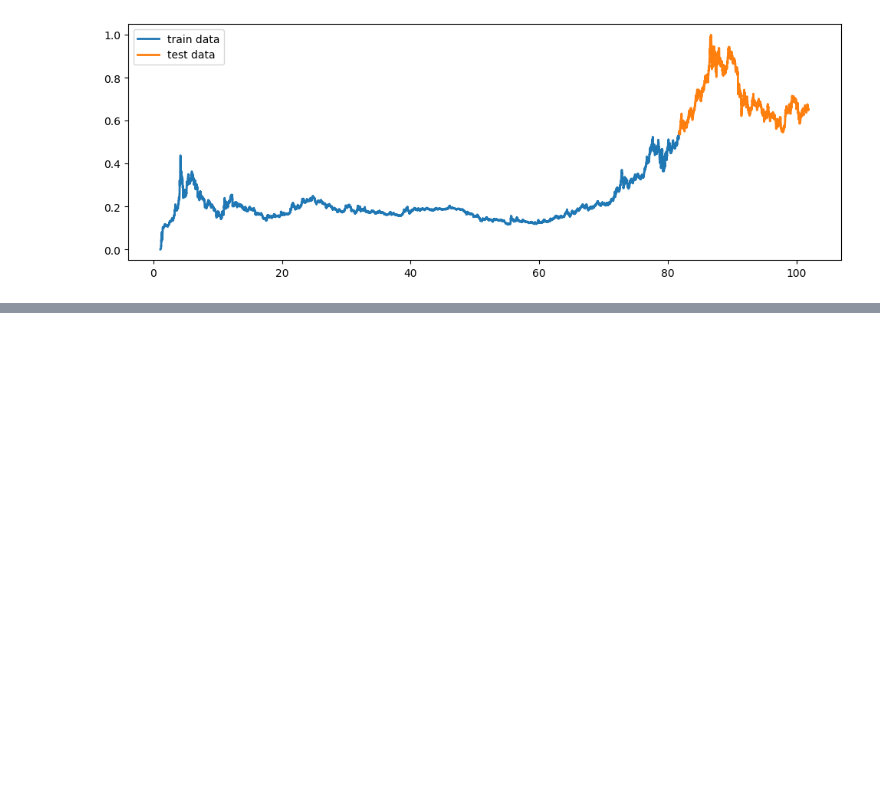
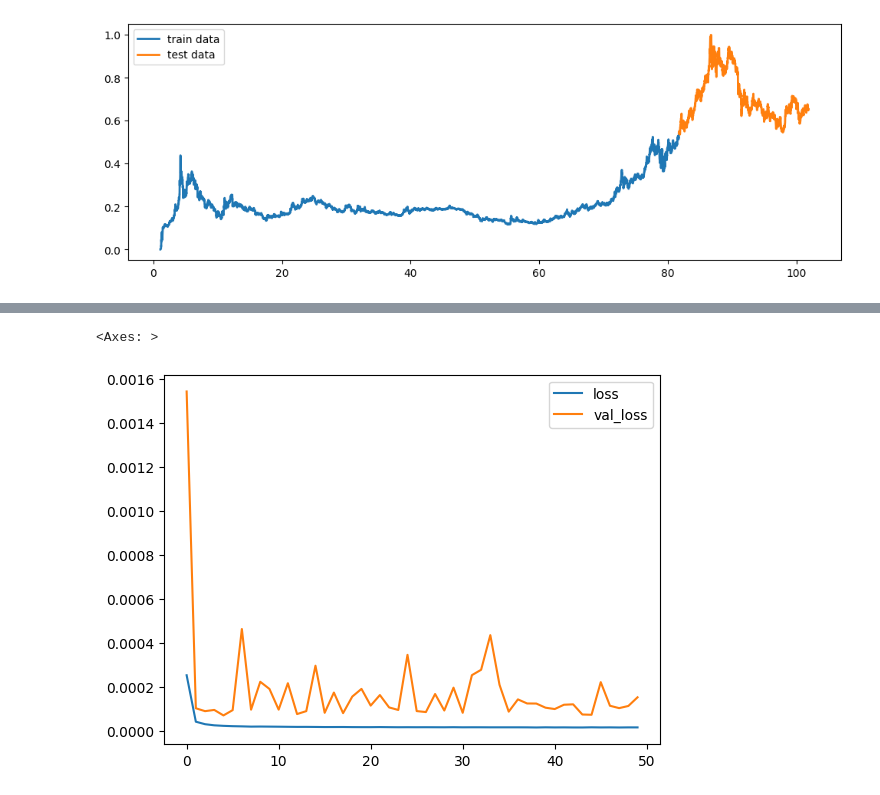
Before and after one commit to adewunmi2/DeepLearningSpringNew2024, a Jupyter notebook: Exercise_Project4/rnn_lstm_forecast_exercise4.ipynb, the cells around one changed output, grey strips where cells are left out. Saved outputs shown, nothing was run; the diff lists cells and outputs as text; code cells hidden in the pictures; blank space fills up the shorter version.

```diff
--- a/Exercise_Project4/rnn_lstm_forecast_exercise4.ipynb
+++ b/Exercise_Project4/rnn_lstm_forecast_exercise4.ipynb
@@ -133,0 +180,35 @@ plt.show()
+# %%
+from keras.models import Sequential
+from keras.layers import Dense
+
+# rule of thumb: RNN is usually good with short-term trends
+# while LSTM is usually good with long-term trends
+# depends on the situation which one suits your dataset better
+from keras.layers import LSTM
+from keras.layers import SimpleRNN
+
+# make a simple LSTM -network
+# you can adjust the number of neurons
+# you can also try SimpleRNN
+model = Sequential()
+
+# you can also chain up multiple LSTM-layers
+# remember to use return_sequences when passing from an LSTM-layer
+# to another LSTM-layer. NOTE! Never have return_sequences in the last LSTM-layer
+# if you want regularization, you can add a Dropout-layer also!
+# model.add(LSTM(48, activation="relu", input_shape=(look_back, n_features), return_sequences=True))
+# model.add(LSTM(24, activation="relu")),
+
+model.add(LSTM(36, activation="relu", input_shape=(look_back, n_features)))
+
+model.add(Dense(1))
+model.compile(optimizer='adam', loss='mse')
+
+from keras.callbacks import ModelCheckpoint
+mc = ModelCheckpoint('best_model_sales.keras', monitor='val_loss', mode='min', save_best_only=True)
+
+# have all callbacks in a list
+# this time we only have one
+callback_list = [mc]
+# start training the data, use also validation data for metrics later
+model.fit(train_generator, epochs=50, verbose=1, validation_data=test_generator, callbacks=callback_list)
@@ -133,0 +236,8 @@ plt.show()
+# %%
+# then the training metrics
+# training metrics
+loss_df = pd.DataFrame(model.history.history)
+loss_df.plot()
+# %% [output]
+<Axes: >
+[figure, added]
```
Also changed, not shown: parts of 11 cells of this notebook, 1 other file.
